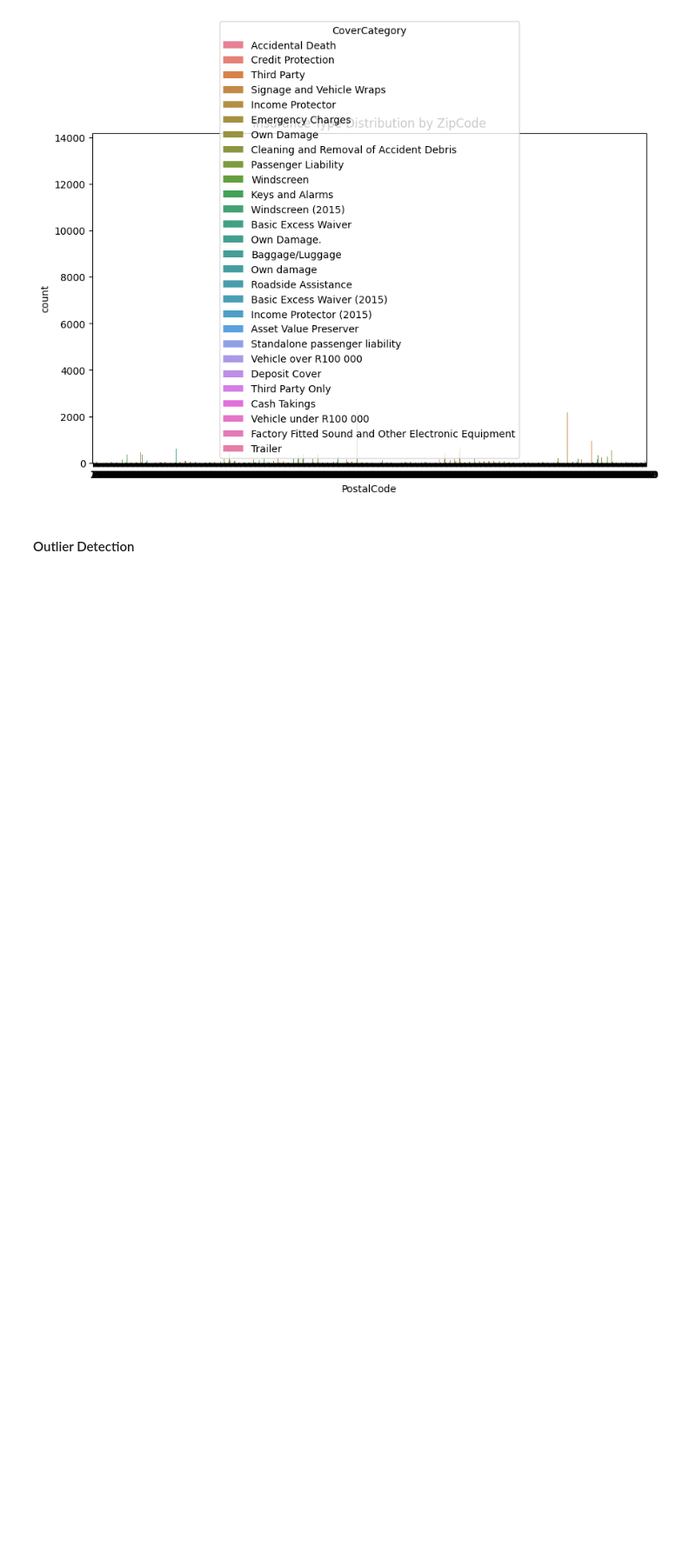
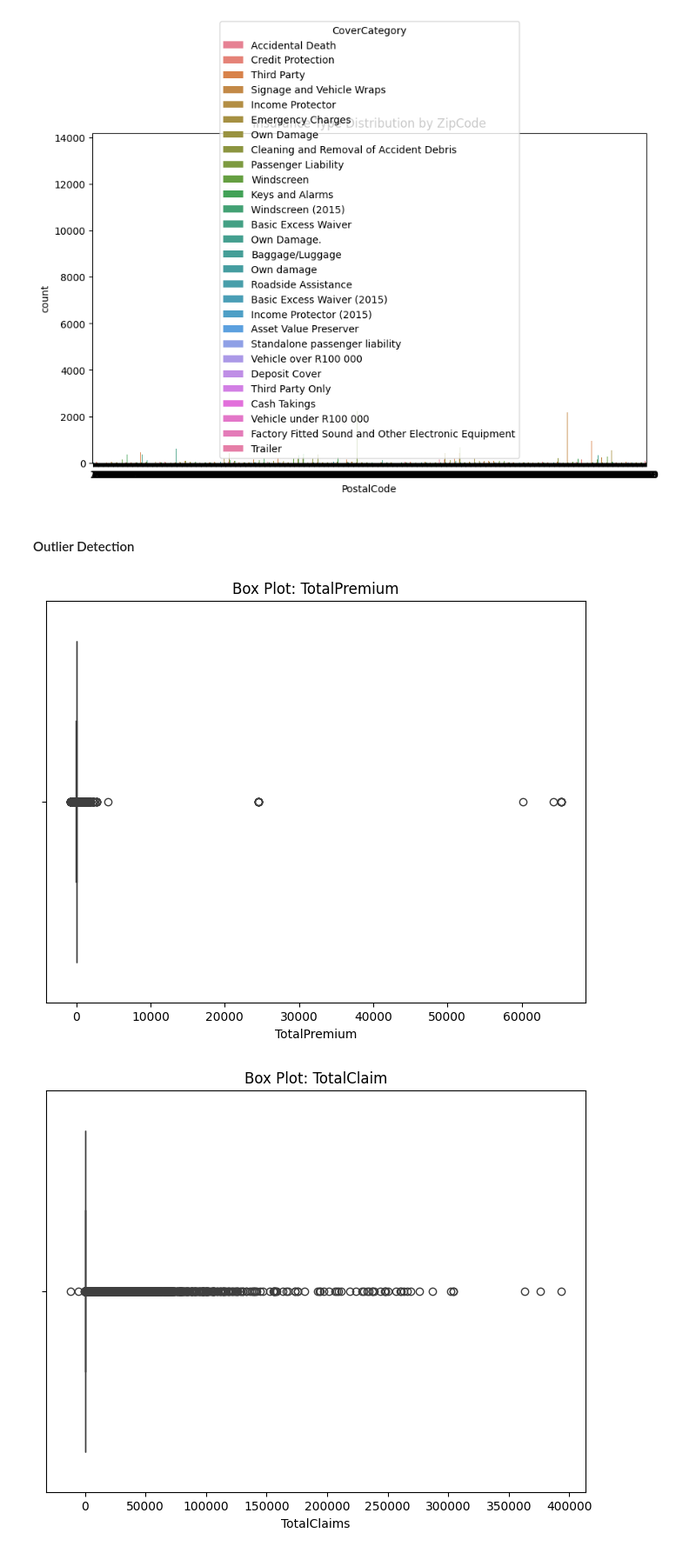
Before and after one commit to Ofgeha-Gelana/ACIS-PremiumOptimizer, a Jupyter notebook: notebooks/eda.ipynb, the cells around one changed output. Shown: that part at 87% size. Drawn from its saved outputs; the diff is of its cells as text; code cells hidden in the pictures; blank space fills up the shorter version.

Commit message:
added three visualization

```diff
--- a/notebooks/eda.ipynb
+++ b/notebooks/eda.ipynb
@@ -194,3 +194,18 @@ plt.show()
 [figure]
 # %% [markdown]
 #### Outlier Detection
+# %%
+# Box plot for TotalPremium to detect outliers
+plt.figure(figsize=(8, 6))
+sns.boxplot(x=df['TotalPremium'])
+plt.title('Box Plot: TotalPremium')
+plt.show()
+
+# Box plot for TotalClaim to detect outliers
+plt.figure(figsize=(8, 6))
+sns.boxplot(x=df['TotalClaims'])
+plt.title('Box Plot: TotalClaim')
+plt.show()
+# %% [output]
+[figure, added]
+[figure, added]
```
Also changed, not shown: parts of 2 cells of this notebook.
